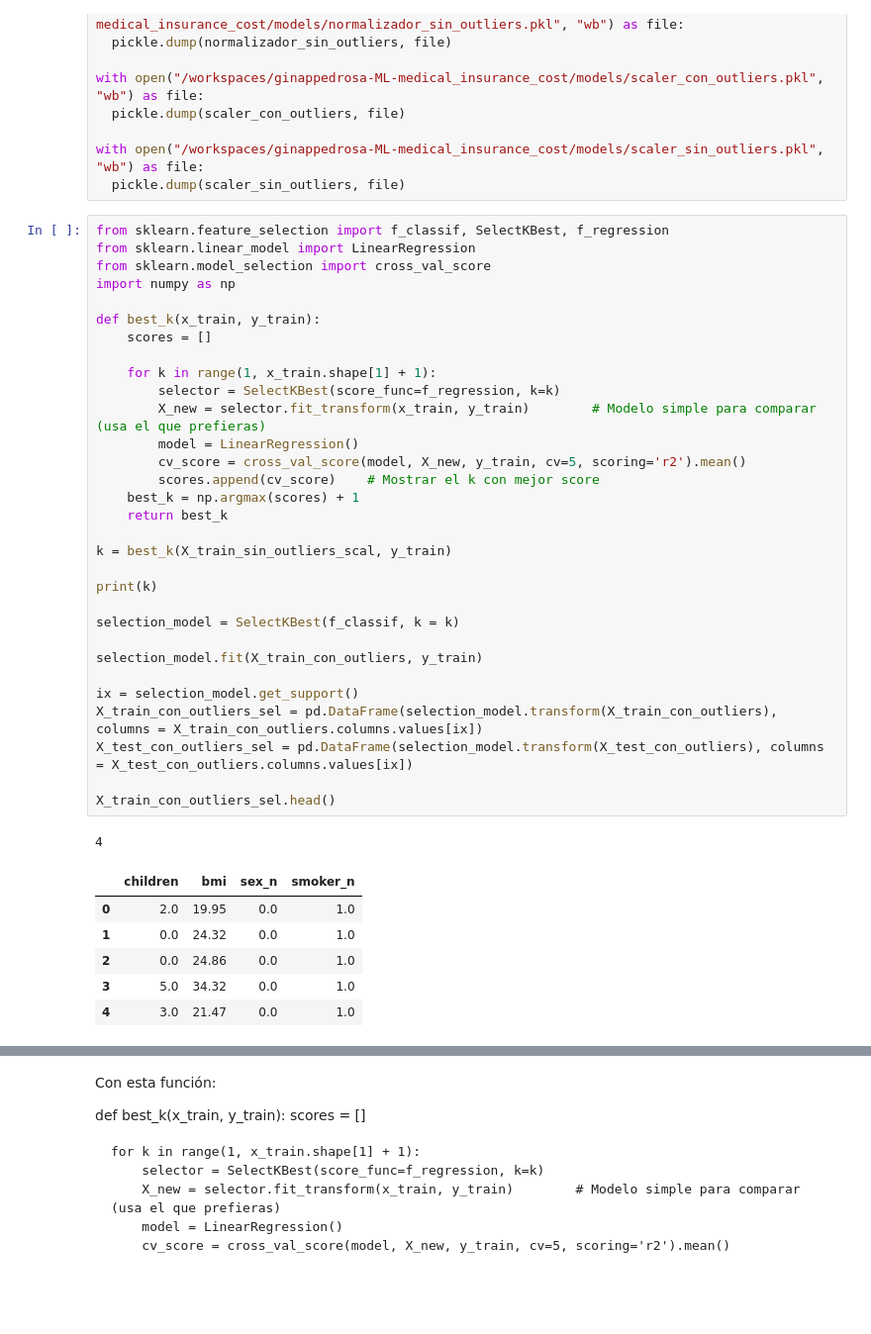
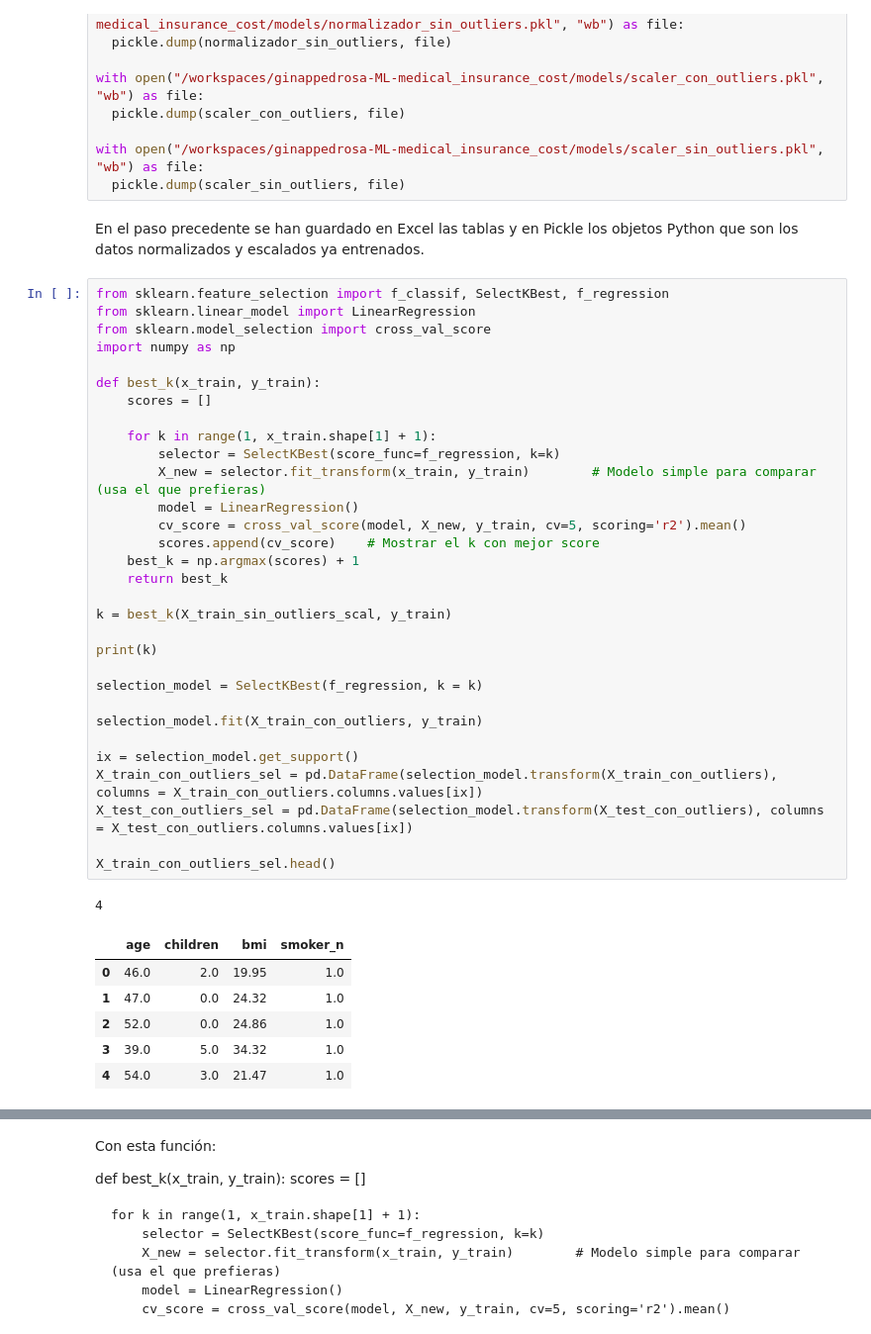
Before and after one commit to ginappedrosa/ginappedrosa-ML-medical_insurance_cost, a Jupyter notebook: src/explore.ipynb, the cells around one changed output, grey strips where cells are left out. Shown at 99% size. Saved outputs shown, nothing was run; the diff lists cells and outputs as text; blank space fills up the shorter version.

```diff
--- a/src/explore.ipynb
+++ b/src/explore.ipynb
@@ -636,45 +668,47 @@ with open("/workspaces/ginappedrosa-ML-medical_insurance_cost/models/scaler_con_
 
 with open("/workspaces/ginappedrosa-ML-medical_insurance_cost/models/scaler_sin_outliers.pkl", "wb") as file:
   pickle.dump(scaler_sin_outliers, file)
+# %% [markdown]
+En el paso precedente se han guardado en Excel las tablas y en Pickle los objetos Python que son los datos normalizados y escalados ya entrenados.
 # %%
 from sklearn.feature_selection import f_classif, SelectKBest, f_regression
 from sklearn.linear_model import LinearRegression
 from sklearn.model_selection import cross_val_score
 import numpy as np
 
 def best_k(x_train, y_train):
     scores = []
 
     for k in range(1, x_train.shape[1] + 1):
         selector = SelectKBest(score_func=f_regression, k=k)
         X_new = selector.fit_transform(x_train, y_train)        # Modelo simple para comparar (usa el que prefieras)
         model = LinearRegression()
         cv_score = cross_val_score(model, X_new, y_train, cv=5, scoring='r2').mean()
         scores.append(cv_score)    # Mostrar el k con mejor score
     best_k = np.argmax(scores) + 1
     return best_k
 
 k = best_k(X_train_sin_outliers_scal, y_train)
 
 print(k)
 
-selection_model = SelectKBest(f_classif, k = k)
+selection_model = SelectKBest(f_regression, k = k)
 
 selection_model.fit(X_train_con_outliers, y_train)
 
 ix = selection_model.get_support()
 X_train_con_outliers_sel = pd.DataFrame(selection_model.transform(X_train_con_outliers), columns = X_train_con_outliers.columns.values[ix])
 X_test_con_outliers_sel = pd.DataFrame(selection_model.transform(X_test_con_outliers), columns = X_test_con_outliers.columns.values[ix])
 
 X_train_con_outliers_sel.head()
 # %% [output]
 4
-|  | children | bmi | sex_n | smoker_n |
-| 0 | 2.0 | 19.95 | 0.0 | 1.0 |
-| 1 | 0.0 | 24.32 | 0.0 | 1.0 |
-| 2 | 0.0 | 24.86 | 0.0 | 1.0 |
-| 3 | 5.0 | 34.32 | 0.0 | 1.0 |
-| 4 | 3.0 | 21.47 | 0.0 | 1.0 |
+|  | age | children | bmi | smoker_n |
+| 0 | 46.0 | 2.0 | 19.95 | 1.0 |
+| 1 | 47.0 | 0.0 | 24.32 | 1.0 |
+| 2 | 52.0 | 0.0 | 24.86 | 1.0 |
+| 3 | 39.0 | 5.0 | 34.32 | 1.0 |
+| 4 | 54.0 | 3.0 | 21.47 | 1.0 |
 # %%
 selection_model.fit(X_train_sin_outliers, y_train)
 
```
Also changed, not shown: parts of 19 cells of this notebook, 14 other files.
